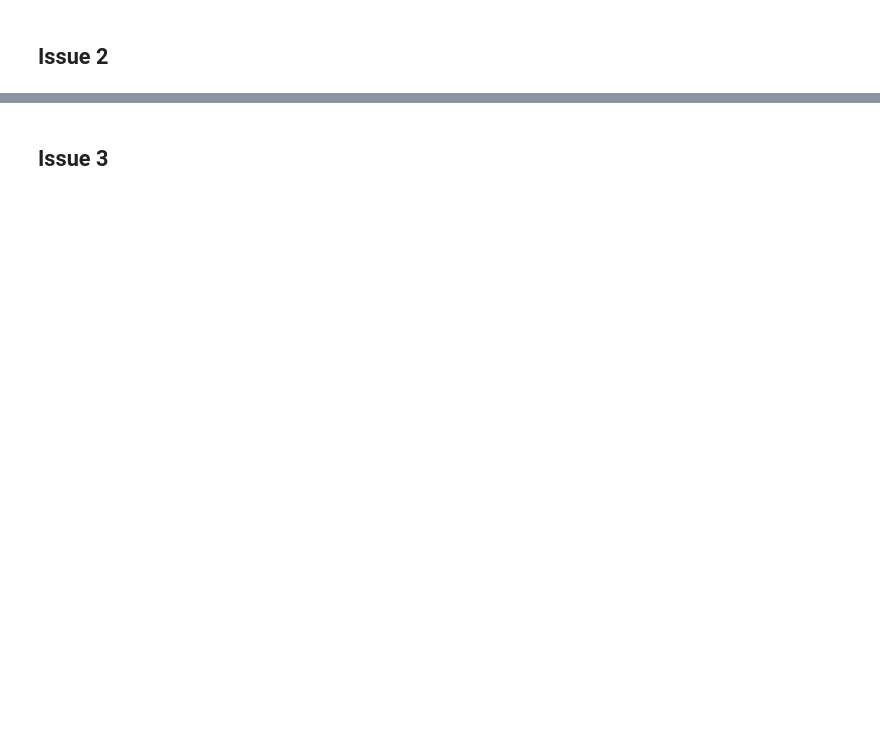
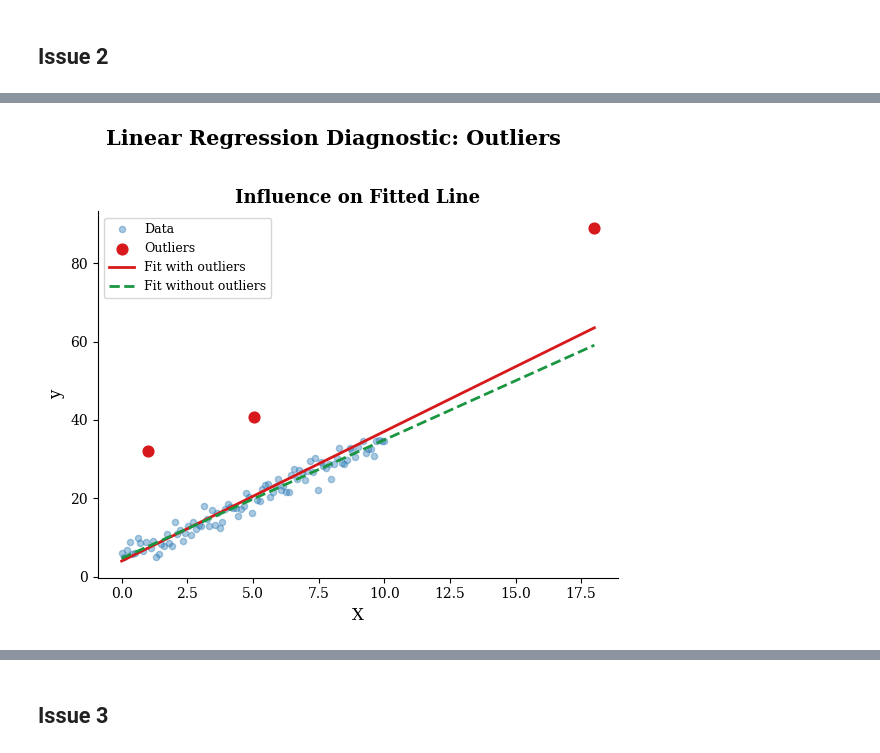
Before and after one commit to Awoo56709/assignment-2, a Jupyter notebook: hw2-task1.ipynb, the cells around one changed output, grey strips where cells are left out. Saved outputs shown, nothing was run; the diff lists cells and outputs as text; code cells hidden in the pictures; blank space fills up the shorter version.

```diff
--- a/hw2-task1.ipynb
+++ b/hw2-task1.ipynb
@@ -37,0 +123,47 @@ Generative AI reflection	Answer to step 4
+# %%
+import numpy as np
+import matplotlib.pyplot as plt
+from sklearn.linear_model import LinearRegression
+
+# --- Generate clean linear data with outliers injected ---
+np.random.seed(42)
+n = 100
+X = np.linspace(0, 10, n)
+y = 3 * X + 5 + np.random.normal(0, 2, n)
+
+# Inject outliers
+outlier_idx = [10, 50, 90]
+y[10] += 25
+y[50] += 20
+X[90] = 18
+y[90] = 3 * X[90] + 5 + 30
+
+# Fit with and without outliers
+model = LinearRegression().fit(X.reshape(-1, 1), y)
+
+mask = np.ones(n, dtype=bool)
+mask[outlier_idx] = False
+model_clean = LinearRegression().fit(X[mask].reshape(-1, 1), y[mask])
+
+# --- Plot ---
+fig, ax = plt.subplots(figsize=(6, 5))
+
+x_line = np.array([X.min(), X.max()])
+ax.scatter(X[mask], y[mask], alpha=0.4, s=20, color="#2c7bb6", label="Data")
+ax.scatter(X[outlier_idx], y[outlier_idx], s=60, color="#d7191c", zorder=5, label="Outliers")
+ax.plot(x_line, model.predict(x_line.reshape(-1, 1)),
+        color="#d7191c", linewidth=2, label="Fit with outliers")
+ax.plot(x_line, model_clean.predict(x_line.reshape(-1, 1)),
+        color="#1a9641", linewidth=2, linestyle="--", label="Fit without outliers")
+
+ax.set_xlabel("X", fontsize=12)
+ax.set_ylabel("y", fontsize=12)
+ax.set_title("Influence on Fitted Line", fontsize=13, fontweight="bold")
+ax.legend(fontsize=9)
+
+fig.suptitle("Linear Regression Diagnostic: Outliers", fontsize=15, fontweight="bold", y=1.02)
+plt.tight_layout()
+plt.savefig("outliers_plot1_fit.png", dpi=150, bbox_inches="tight")
+plt.show()
+# %% [output]
+[figure, added]
```
Also changed, not shown: parts of 18 cells of this notebook, 7 other files.
